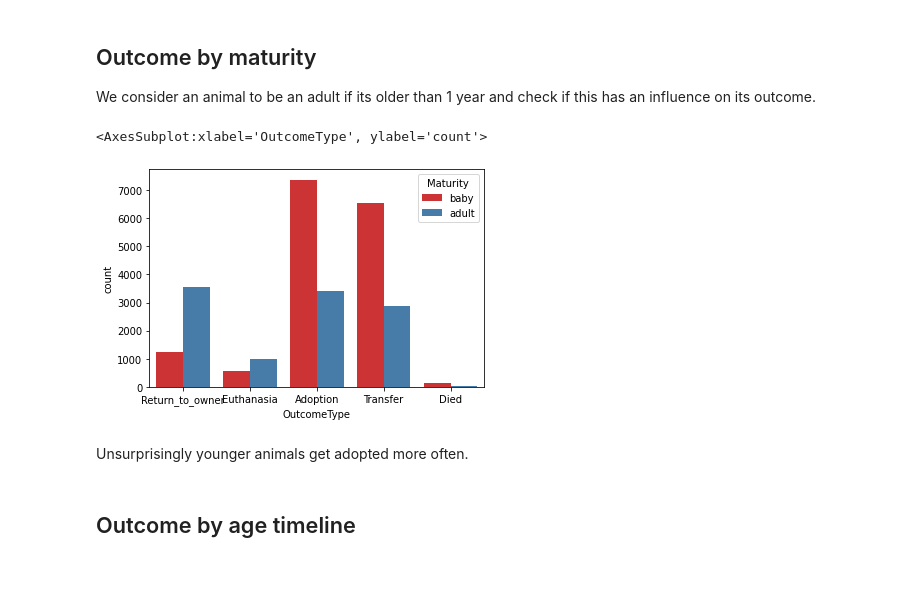
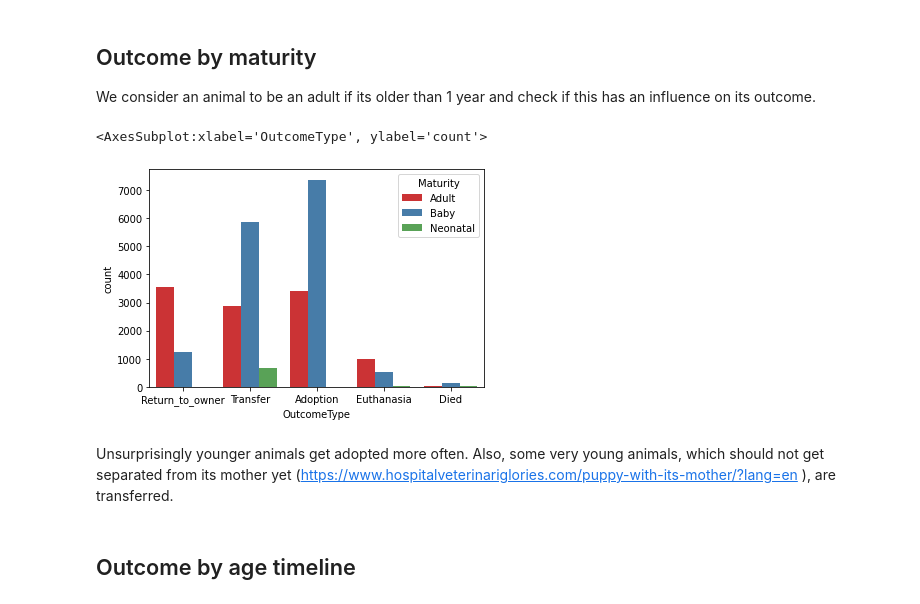
Before and after one commit to DavidSiegl/Animal-Shelter-Analysis, a Jupyter notebook: exploratory data analysis.ipynb, the cells around one changed output. Drawn from its saved outputs; the diff is of its cells as text; code cells hidden in the pictures; blank space fills up the shorter version.

```diff
--- a/exploratory data analysis.ipynb
+++ b/exploratory data analysis.ipynb
@@ -170,16 +187,21 @@ This also seems interesting!
 # %% [markdown]
 ## Outcome by maturity
 We consider an animal to be an adult if its older than 1 year and check if this has an influence on its outcome.
-# %%
-plot_data = data.copy()
-plot_data['Maturity'] = ["baby" if x <= 1 else "adult" for x in data["AgeuponOutcome"]]
-
-sns.countplot(data=plot_data, x="OutcomeType", hue="Maturity", palette='Set1')
-# %% [output]
-<AxesSubplot:xlabel='OutcomeType', ylabel='count'>
-[figure, removed]
-# %% [markdown]
-Unsurprisingly younger animals get adopted more often.
+# %%
+def extractMaturity(age):
+    if age <= 0.019231:
+        return "Neonatal"
+    elif age <= 1:
+        return "Baby"
+    else:
+        return "Adult"
+data['Maturity'] = data.AgeuponOutcome.apply(extractMaturity)  #apply the function
+sns.countplot(data=data, x="OutcomeType", hue="Maturity", palette='Set1')
+# %% [output]
+<AxesSubplot:xlabel='OutcomeType', ylabel='count'>
+[figure, added]
+# %% [markdown]
+Unsurprisingly younger animals get adopted more often. Also, some very young animals, which should not get separated from its mother yet (https://www.hospitalveterinariglories.com/puppy-with-its-mother/?lang=en ), are transferred.
 # %% [markdown]
 ## Outcome by age timeline
 # %%
```
Also changed, not shown: parts of 8 cells of this notebook, 2 other files.
